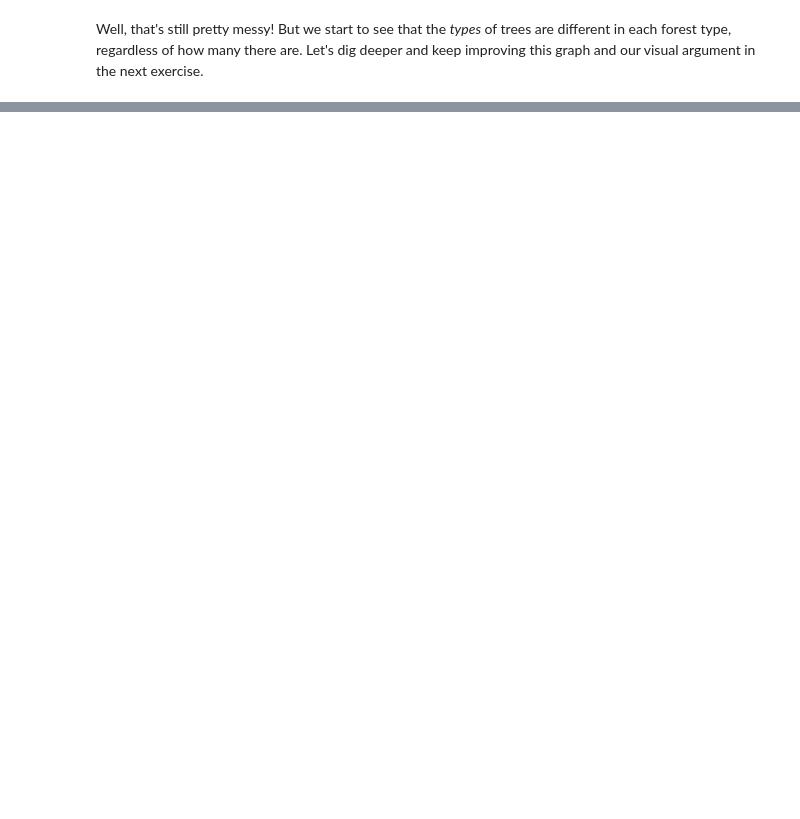
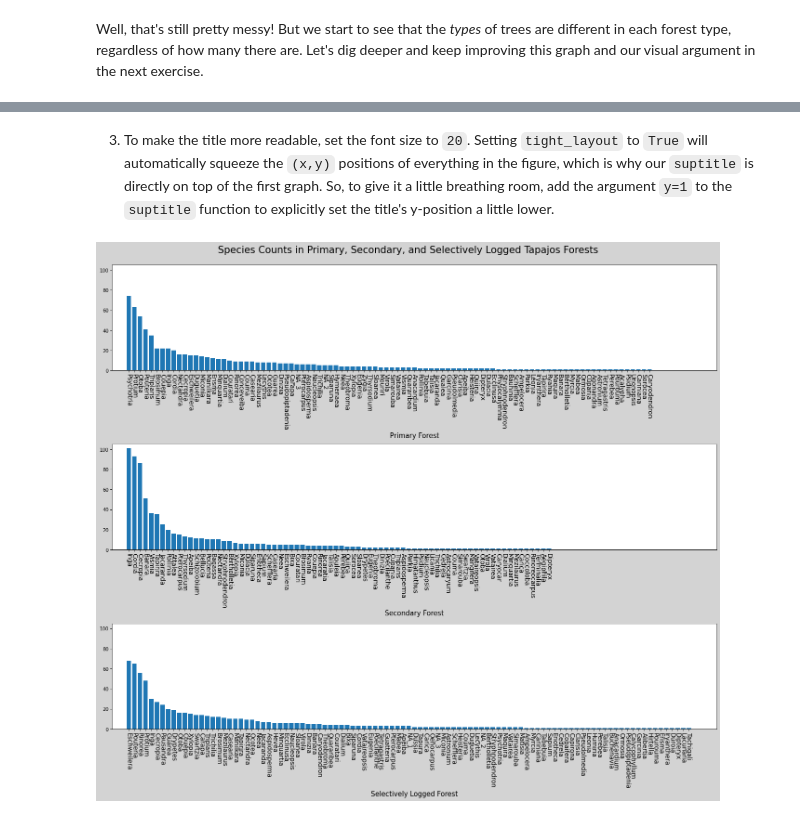
Before and after one commit to AI-human/codecademy_matplotlib_and_seaborn_tuitorial, a Jupyter notebook: Making a Visual Argument in Matplotilib/Making a Visual Argument.ipynb, the cells around one changed output, grey strips where cells are left out. Cells and saved outputs as stored; diff of their text form; code cells hidden in the pictures; blank space fills up the shorter version.

```diff
--- a/Making a Visual Argument in Matplotilib/Making a Visual Argument.ipynb
+++ b/Making a Visual Argument in Matplotilib/Making a Visual Argument.ipynb
@@ -178,0 +283,27 @@ Well, that's still pretty messy! But we start to see that the _types_ of trees a
+# %% [markdown]
+3. To make the title more readable, set the font size to `20`. Setting `tight_layout` to `True` will automatically squeeze the `(x,y)` positions of everything in the figure, which is why our `suptitle` is directly on top of the first graph. So, to give it a little breathing room, add the argument `y=1` to the `suptitle` function to explicitly set the title's y-position a little lower.
+# %%
+## YOUR SOLUTION HERE ##
+fig = plt.figure(figsize=(18,16), facecolor='lightgray', tight_layout=True)
+fig.suptitle('Species Counts in Primary, Secondary, and Selectively Logged Tapajos Forests', fontsize=20, y=1)
+plt.subplot(3,1,1)
+plt.bar(PF_data.genus, PF_data.counts)
+plt.xlabel('Primary Forest', fontsize=14)
+plt.ylim((0,105))
+plt.xlim((-3,105))
+plt.xticks(rotation=-90, fontsize=13)
+plt.subplot(3,1,2)
+plt.bar(SF_data.genus, SF_data.counts)
+plt.xlabel('Secondary Forest', fontsize=14)
+plt.ylim((0,105))
+plt.xlim((-3,105))
+plt.xticks(rotation=-90, fontsize=13)
+plt.subplot(3,1,3)
+plt.bar(SLF_data.genus, SLF_data.counts)
+plt.xlabel('Selectively Logged Forest', fontsize=14)
+plt.ylim((0,105))
+plt.xlim((-3,105))
+plt.xticks(rotation=-90, fontsize=13)
+plt.show()
+# %% [output]
+[figure, added]
```
Also changed, not shown: parts of 12 cells of this notebook.
